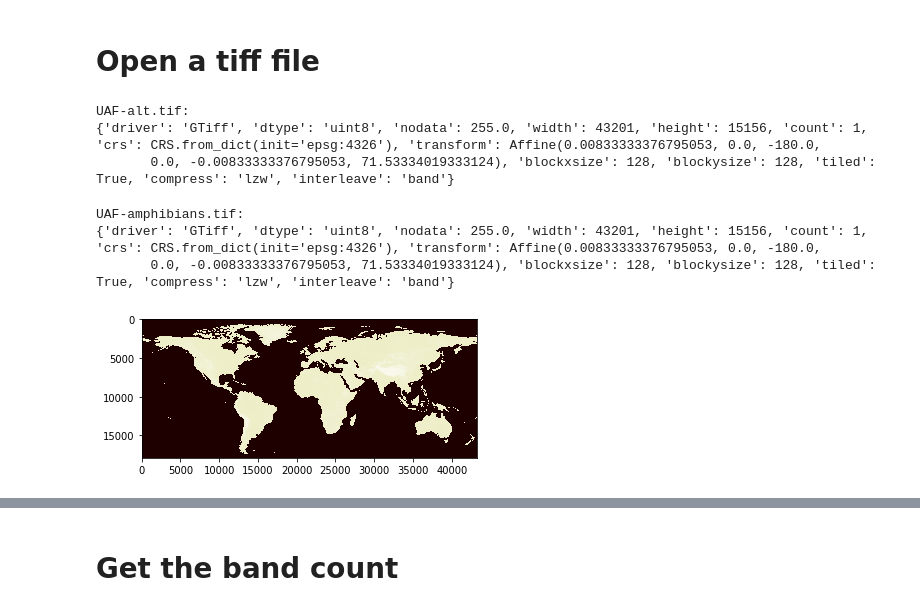
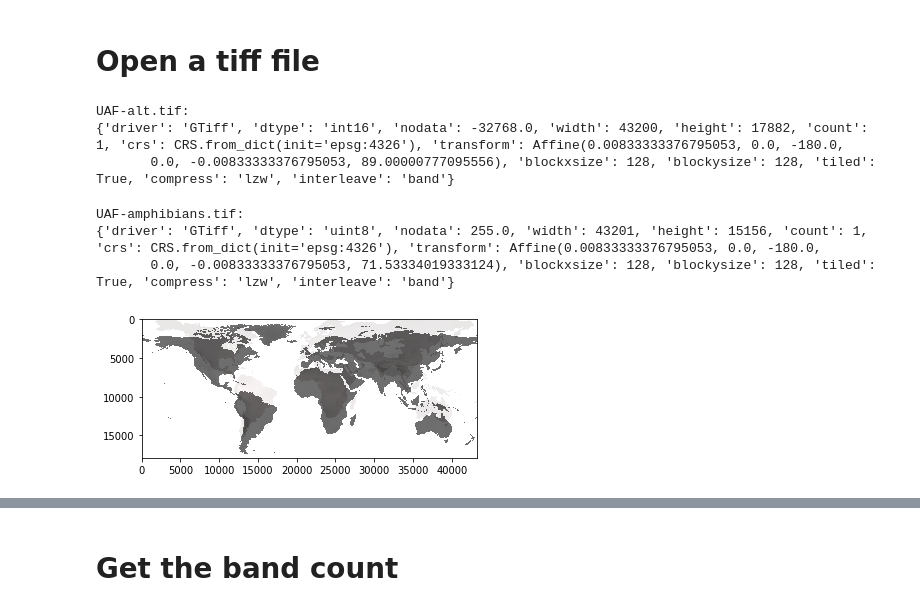
Before and after one commit to SeriousHyena/UAF-Temperature, a Jupyter notebook: Working_Rasterio.ipynb, the cells around one changed output, grey strips where cells are left out. Saved outputs shown, nothing was run; the diff lists cells and outputs as text; code cells hidden in the pictures.

```diff
--- a/Working_Rasterio.ipynb
+++ b/Working_Rasterio.ipynb
@@ -12,11 +12,11 @@ import matplotlib.pyplot as plt
 # %%
 print('UAF-alt.tif:')
 filepath1 = r'C:\Users\emack\Documents\UAF-Temperature\data\alt.tif'
-with rasterio.open(filepath) as d_alt:
+with rasterio.open(filepath1) as d_alt:
     print(d_alt.profile)
 # %% [output]
 UAF-alt.tif:
-{'driver': 'GTiff', 'dtype': 'uint8', 'nodata': 255.0, 'width': 43201, 'height': 15156, 'count': 1, 'crs': CRS.from_dict(init='epsg:4326'), 'transform': Affine(0.00833333376795053, 0.0, -180.0,
-       0.0, -0.00833333376795053, 71.53334019333124), 'blockxsize': 128, 'blockysize': 128, 'tiled': True, 'compress': 'lzw', 'interleave': 'band'}
+{'driver': 'GTiff', 'dtype': 'int16', 'nodata': -32768.0, 'width': 43200, 'height': 17882, 'count': 1, 'crs': CRS.from_dict(init='epsg:4326'), 'transform': Affine(0.00833333376795053, 0.0, -180.0,
+       0.0, -0.00833333376795053, 89.00000777095556), 'blockxsize': 128, 'blockysize': 128, 'tiled': True, 'compress': 'lzw', 'interleave': 'band'}
 # %%
 print('UAF-amphibians.tif:')
@@ -28,12 +28,12 @@ UAF-amphibians.tif:
 {'driver': 'GTiff', 'dtype': 'uint8', 'nodata': 255.0, 'width': 43201, 'height': 15156, 'count': 1, 'crs': CRS.from_dict(init='epsg:4326'), 'transform': Affine(0.00833333376795053, 0.0, -180.0,
        0.0, -0.00833333376795053, 71.53334019333124), 'blockxsize': 128, 'blockysize': 128, 'tiled': True, 'compress': 'lzw', 'interleave': 'band'}
 # %%
-sr1 = rasterio.open(r'C:\Users\emack\Documents\UAF-Temperature\data/amphibians.tif')
-plt.imshow(sr1.read(1), cmap='pink')
+sr1 = rasterio.open(r'C:\Users\emack\Documents\UAF-Temperature\data\amphibians.tif')
 
-sr2 = rasterio.open(r'C:\Users\emack\Documents\UAF-Temperature\data/alt.tif')
-plt.imshow(sr2.read(1), cmap='pink')
+plt.imshow(sr1.read(1), cmap='pink', alpha=0.3)
+sr2 = rasterio.open(r'C:\Users\emack\Documents\UAF-Temperature\data\alt.tif')
+plt.imshow(sr2.read(1), cmap='gist_gray_r', alpha=0.7)
 
 plt.show()
 # %% [output]
-[figure, old version]
+[figure, new version]
```
Also changed, not shown: parts of 14 cells of this notebook.
